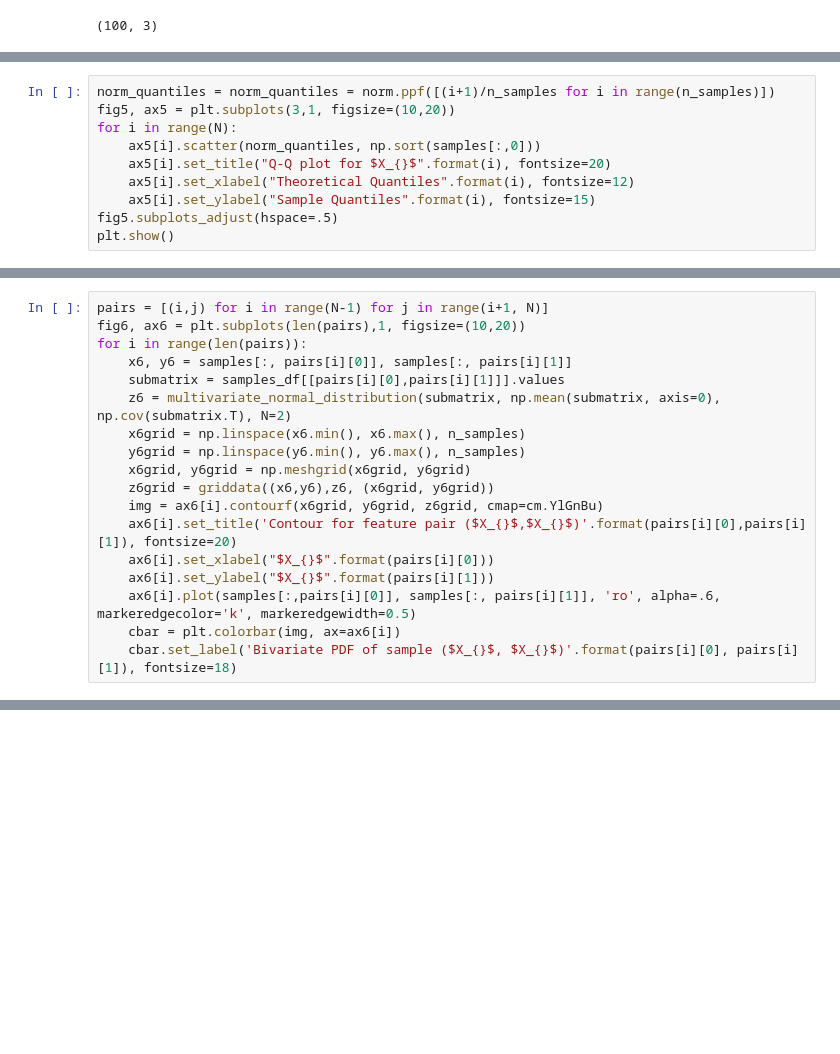
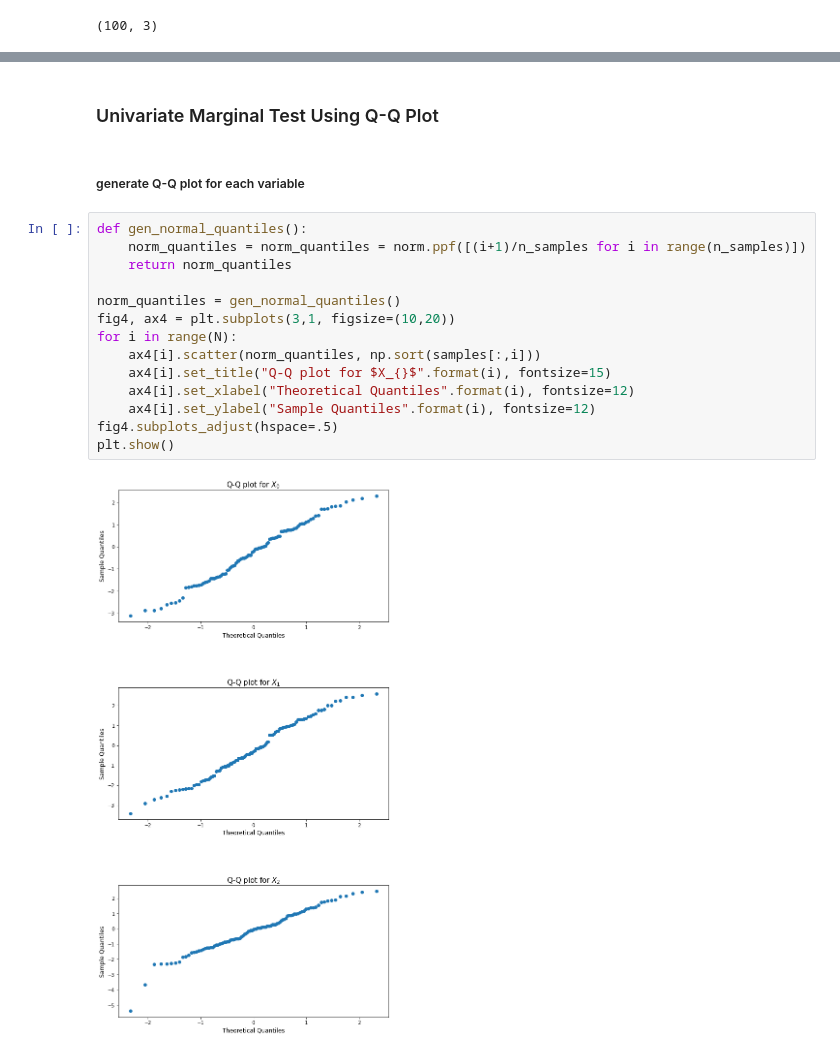
Before and after one commit to NethraGunti/Multivariate-Data-Simulation, a Jupyter notebook: Assignment 2.ipynb, the cells around one changed output, grey strips where cells are left out. Saved outputs shown, nothing was run; the diff lists cells and outputs as text; blank space fills up the shorter version.

```diff
--- a/Assignment 2.ipynb
+++ b/Assignment 2.ipynb
@@ -96,10 +52,0 @@ plt.show()
-# %%
-norm_quantiles = norm_quantiles = norm.ppf([(i+1)/n_samples for i in range(n_samples)])
-fig5, ax5 = plt.subplots(3,1, figsize=(10,20))
-for i in range(N):
-    ax5[i].scatter(norm_quantiles, np.sort(samples[:,0]))
-    ax5[i].set_title("Q-Q plot for $X_{}$".format(i), fontsize=20)
-    ax5[i].set_xlabel("Theoretical Quantiles".format(i), fontsize=12)
-    ax5[i].set_ylabel("Sample Quantiles".format(i), fontsize=15)
-fig5.subplots_adjust(hspace=.5)
-plt.show()
@@ -119,18 +52,0 @@ plt.show()
-# %%
-pairs = [(i,j) for i in range(N-1) for j in range(i+1, N)]
-fig6, ax6 = plt.subplots(len(pairs),1, figsize=(10,20))
-for i in range(len(pairs)):
-    x6, y6 = samples[:, pairs[i][0]], samples[:, pairs[i][1]]
-    submatrix = samples_df[[pairs[i][0],pairs[i][1]]].values
-    z6 = multivariate_normal_distribution(submatrix, np.mean(submatrix, axis=0), np.cov(submatrix.T), N=2)
-    x6grid = np.linspace(x6.min(), x6.max(), n_samples)
-    y6grid = np.linspace(y6.min(), y6.max(), n_samples)
-    x6grid, y6grid = np.meshgrid(x6grid, y6grid)
-    z6grid = griddata((x6,y6),z6, (x6grid, y6grid))
-    img = ax6[i].contourf(x6grid, y6grid, z6grid, cmap=cm.YlGnBu)
-    ax6[i].set_title('Contour for feature pair ($X_{}$,$X_{}$)'.format(pairs[i][0],pairs[i][1]), fontsize=20)
-    ax6[i].set_xlabel("$X_{}$".format(pairs[i][0]))
-    ax6[i].set_ylabel("$X_{}$".format(pairs[i][1]))
-    ax6[i].plot(samples[:,pairs[i][0]], samples[:, pairs[i][1]], 'ro', alpha=.6, markeredgecolor='k', markeredgewidth=0.5)
-    cbar = plt.colorbar(img, ax=ax6[i])
-    cbar.set_label('Bivariate PDF of sample ($X_{}$, $X_{}$)'.format(pairs[i][0], pairs[i][1]), fontsize=18)
@@ -164,0 +103,20 @@ plt.show()
+# %% [markdown]
+### Univariate Marginal Test Using Q-Q Plot
+# %% [markdown]
+##### generate Q-Q plot for each variable
+# %%
+def gen_normal_quantiles():
+    norm_quantiles = norm_quantiles = norm.ppf([(i+1)/n_samples for i in range(n_samples)])
+    return norm_quantiles
+
+norm_quantiles = gen_normal_quantiles()
+fig4, ax4 = plt.subplots(3,1, figsize=(10,20))
+for i in range(N):
+    ax4[i].scatter(norm_quantiles, np.sort(samples[:,i]))
+    ax4[i].set_title("Q-Q plot for $X_{}$".format(i), fontsize=15)
+    ax4[i].set_xlabel("Theoretical Quantiles".format(i), fontsize=12)
+    ax4[i].set_ylabel("Sample Quantiles".format(i), fontsize=12)
+fig4.subplots_adjust(hspace=.5)
+plt.show()
+# %% [output]
+[figure, added]
```
Also changed, not shown: parts of 41 cells of this notebook.
